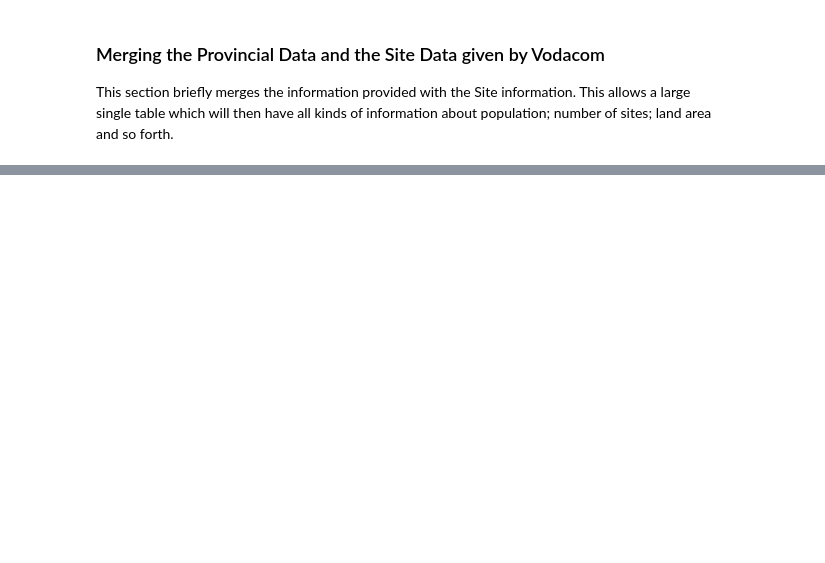
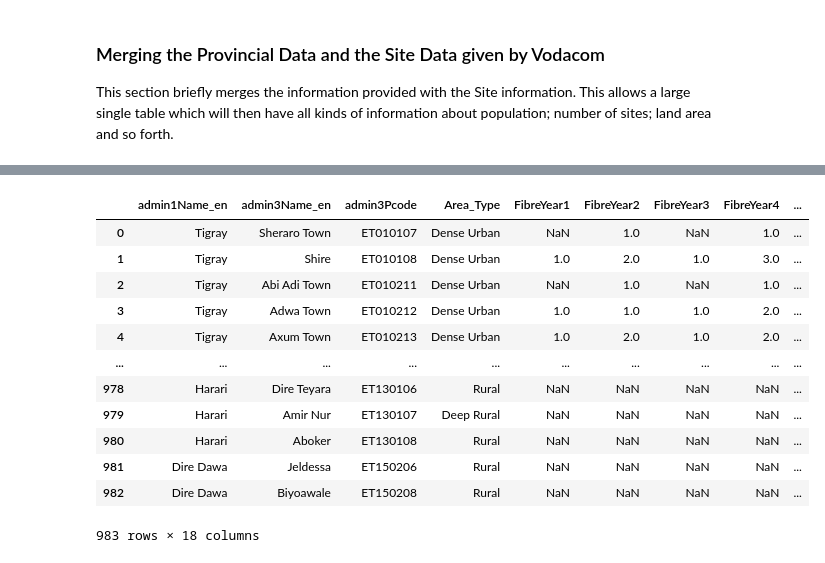
Before and after one commit to johnmeye/Ethiopia, a Jupyter notebook: Ethiopia Design Revision 2.ipynb, the cells around one changed output, grey strips where cells are left out. Drawn from its saved outputs; the diff is of its cells as text; code cells hidden in the pictures; blank space fills up the shorter version.

```diff
--- a/Ethiopia Design Revision 2.ipynb
+++ b/Ethiopia Design Revision 2.ipynb
@@ -319,0 +629,16 @@ Dens_Map = CHOROMAP(Fulltable, JSON_ON, Location_ON, Feature_ON, Color_ON, RANGE
+# %%
+FinalRollout
+# %% [output]
+|  | admin1Name_en | admin3Name_en | admin3Pcode | Area_Type | FibreYear1 | FibreYear2 | FibreYear3 | FibreYear4 | ... |
+| 0 | Tigray | Sheraro Town | ET010107 | Dense Urban | NaN | 1.0 | NaN | 1.0 | ... |
+| 1 | Tigray | Shire | ET010108 | Dense Urban | 1.0 | 2.0 | 1.0 | 3.0 | ... |
+| 2 | Tigray | Abi Adi Town | ET010211 | Dense Urban | NaN | 1.0 | NaN | 1.0 | ... |
+| 3 | Tigray | Adwa Town | ET010212 | Dense Urban | 1.0 | 1.0 | 1.0 | 2.0 | ... |
+| 4 | Tigray | Axum Town | ET010213 | Dense Urban | 1.0 | 2.0 | 1.0 | 2.0 | ... |
+| ... | ... | ... | ... | ... | ... | ... | ... | ... | ... |
+| 978 | Harari | Dire Teyara | ET130106 | Rural | NaN | NaN | NaN | NaN | ... |
+| 979 | Harari | Amir Nur | ET130107 | Deep Rural | NaN | NaN | NaN | NaN | ... |
+| 980 | Harari | Aboker | ET130108 | Rural | NaN | NaN | NaN | NaN | ... |
+| 981 | Dire Dawa | Jeldessa | ET150206 | Rural | NaN | NaN | NaN | NaN | ... |
+| 982 | Dire Dawa | Biyoawale | ET150208 | Rural | NaN | NaN | NaN | NaN | ... |
+983 rows × 18 columns
```
Also changed, not shown: parts of 27 cells of this notebook, 13 other files.
